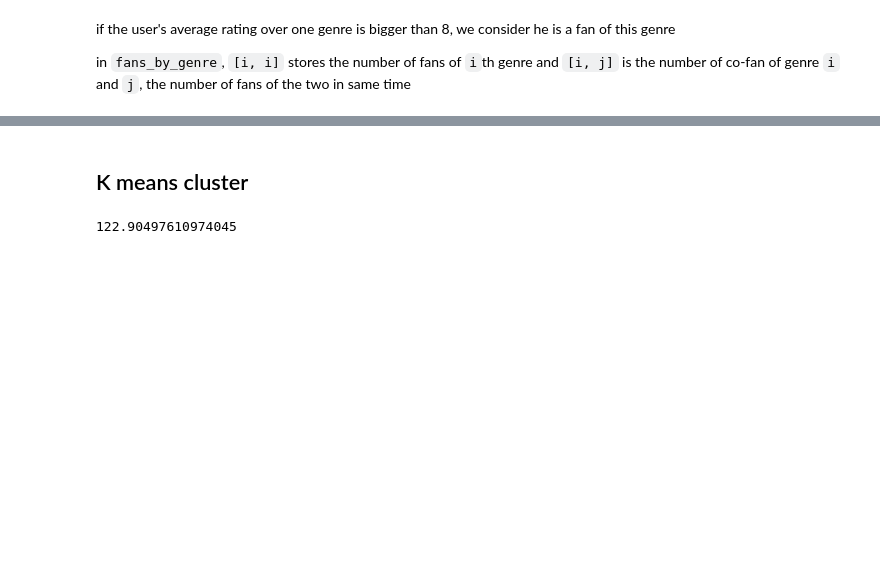
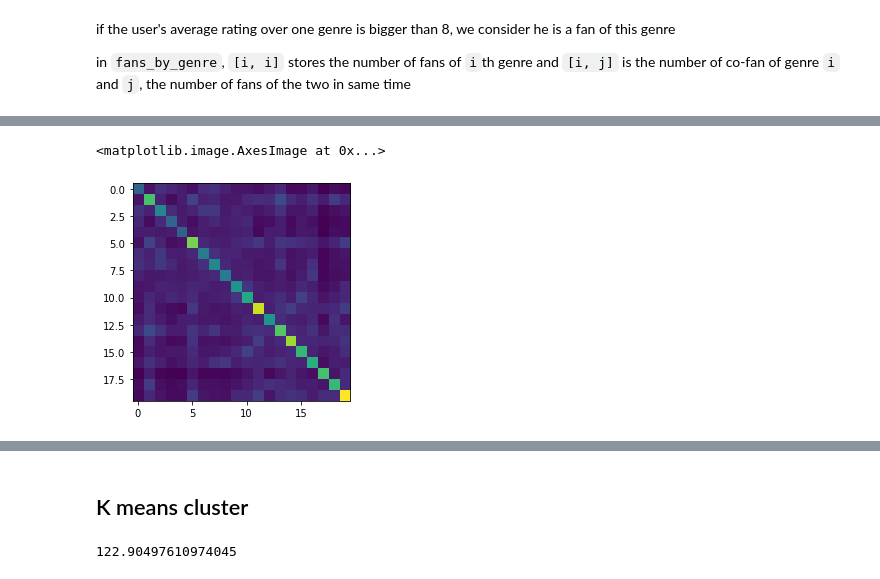
Before and after one commit to AutomnePAN/INF552-anime-visualisation, a Jupyter notebook: data_cluster.ipynb, the cells around one changed output, grey strips where cells are left out. Saved outputs shown, nothing was run; the diff lists cells and outputs as text; code cells hidden in the pictures; blank space fills up the shorter version.

```diff
--- a/data_cluster.ipynb
+++ b/data_cluster.ipynb
@@ -291,16 +359,16 @@ in `fans_by_genre`, `[i, i]` stores the number of fans of `i`th genre and `[i, j
 # %%
 for index, rating in enumerate(average_rating_by_genre):
     for i in range(len(rating)):
-        if rating[i] >= 7:
+        if rating[i] >= 8.5:
             fans_by_genre[i, i] += 1
         for j in range(i+1, len(rating)):
-            if rating[i] >= 7 and rating[j] >= 7:
+            if rating[i] >= 8.5 and rating[j] >= 8.5:
                 fans_by_genre[i, j] += 1
                 fans_by_genre[j, i] += 1
-        if 0.01 < rating[i] < 4:
+        if 0.01 < rating[i] < 5:
             haters_by_genre[i, i] += 1
         for j in range(i+1, len(rating)):
-            if 0.01 < rating[i] < 4 and 0.01 < rating[j] < 4:
+            if 0.01 < rating[i] < 5 and 0.01 < rating[j] < 5:
                 haters_by_genre[i, j] += 1
                 haters_by_genre[j, i] += 1
 # %%
@@ -316,3 +394,10 @@ array([[ 461.,  156.,   93., ...,  413.,   60.,   17.],
+# %%
+from matplotlib import pyplot as plt
+
+plt.imshow(haters_by_genre)
+# %% [output]
+<matplotlib.image.AxesImage at 0x...>
+[figure, added]
 # %%
 pd.DataFrame(fans_by_genre, columns = genres ).to_csv("./data/fans_by_genre.csv")
 # %%
```
Also changed, not shown: parts of 23 cells of this notebook, 5 other files.
